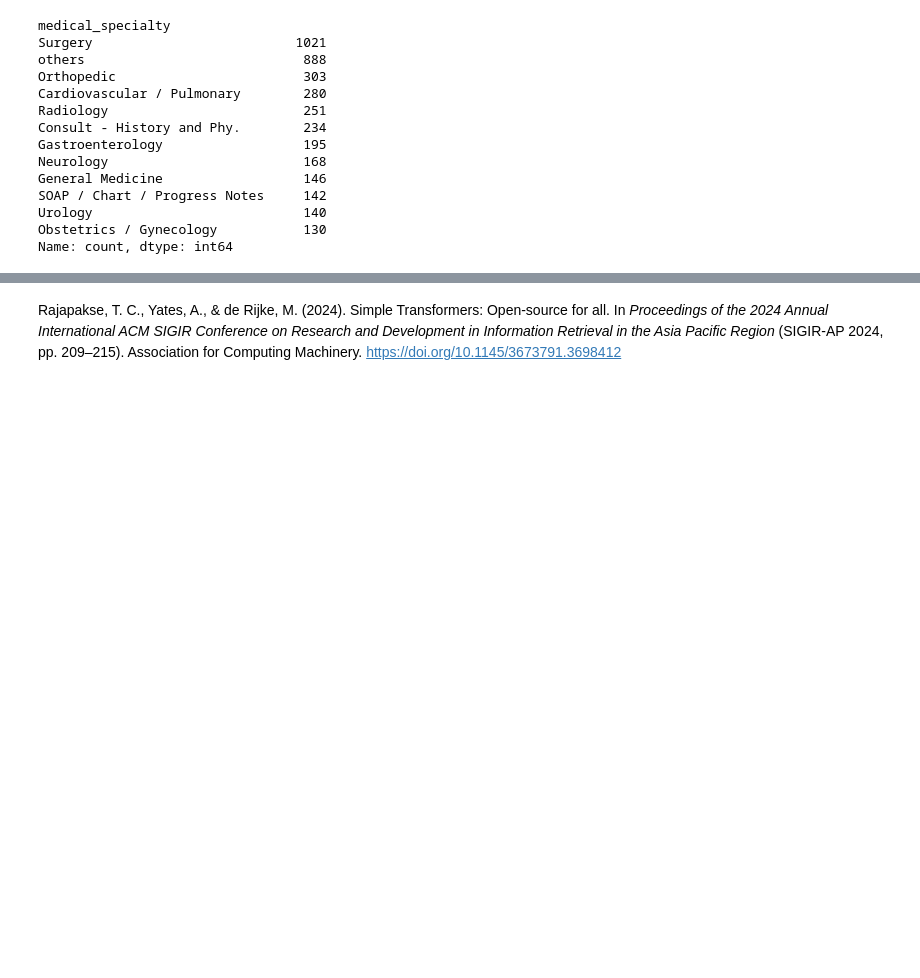
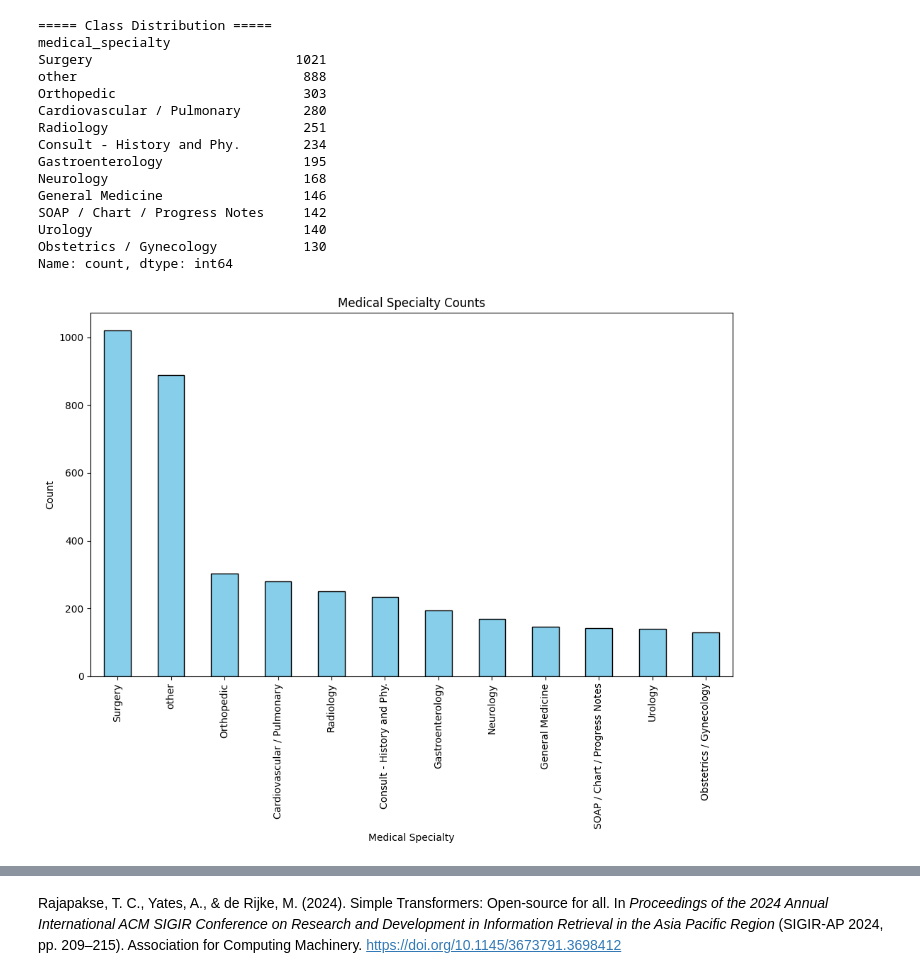
Before and after one commit to ai574-sec1-group3-summer-2025/pocs, a Jupyter notebook: speciality_classification/roberta.ipynb, the cells around one changed output, grey strips where cells are left out. Drawn from its saved outputs; the diff is of its cells as text; code cells hidden in the pictures; blank space fills up the shorter version.

```diff
--- a/speciality_classification/roberta.ipynb
+++ b/speciality_classification/roberta.ipynb
@@ -39,25 +45,23 @@ memory usage: 117.3+ KB
 # %%
-df.dropna(inplace=True)
-counts = df['medical_specialty'].value_counts()
-others = [k for k,v in counts.items() if v < MIN_SPECIALITY_THRESHOLD]
-for each_spec in others:
-    df.loc[df['medical_specialty']==each_spec,'medical_specialty']=' others'
-
-counts = df['medical_specialty'].value_counts()
-print(counts)
+speciality_count = utils.class_distribution(df.medical_specialty, verbose=False)
+df['medical_specialty'] = df['medical_specialty'].apply(
+    lambda x: x if speciality_count[x] >= MIN_SPECIALITY_THRESHOLD else 'other')
+_ = utils.class_distribution(df.medical_specialty, 'Medical Specialty', show_plot=True)
 # %% [output]
+===== Class Distribution =====
 medical_specialty
 Surgery                          1021
-others                            888
+other                             888
 Orthopedic                        303
 Cardiovascular / Pulmonary        280
 Radiology                         251
 Consult - History and Phy.        234
 Gastroenterology                  195
 Neurology                         168
 General Medicine                  146
 SOAP / Chart / Progress Notes     142
 Urology                           140
 Obstetrics / Gynecology           130
 Name: count, dtype: int64
+[figure, added]
 # %%
```
Also changed, not shown: parts of 14 cells of this notebook, 2 other files.
